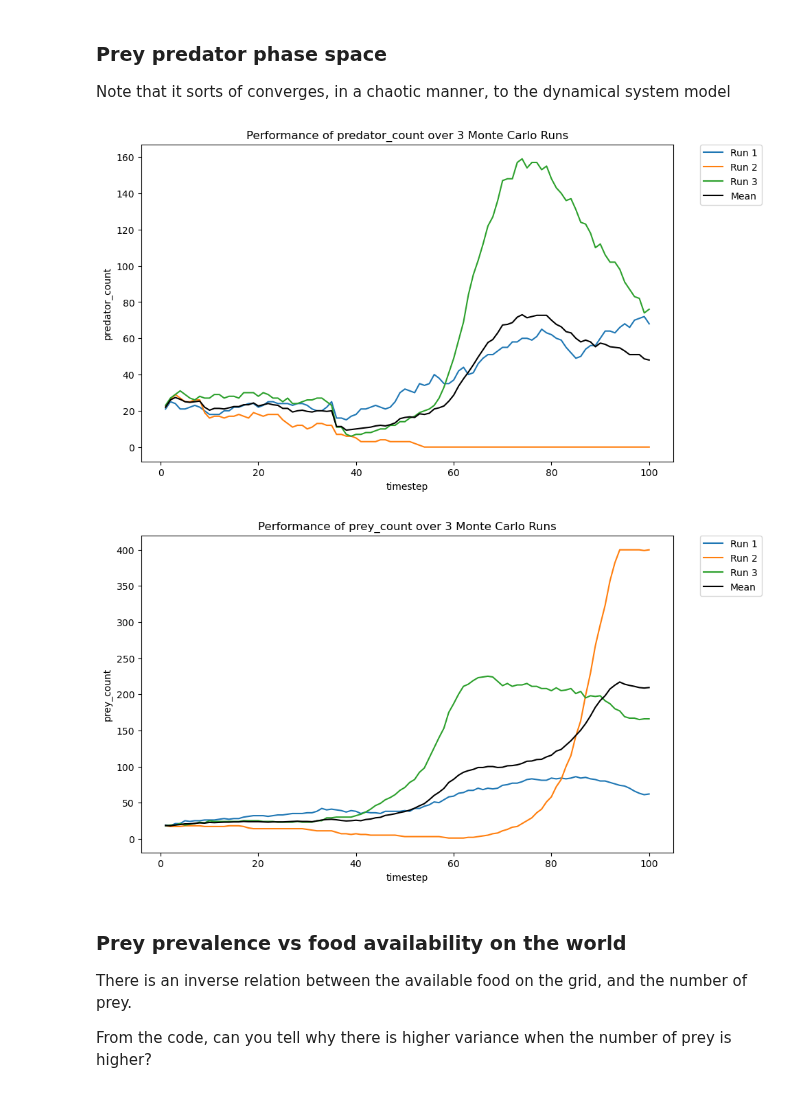
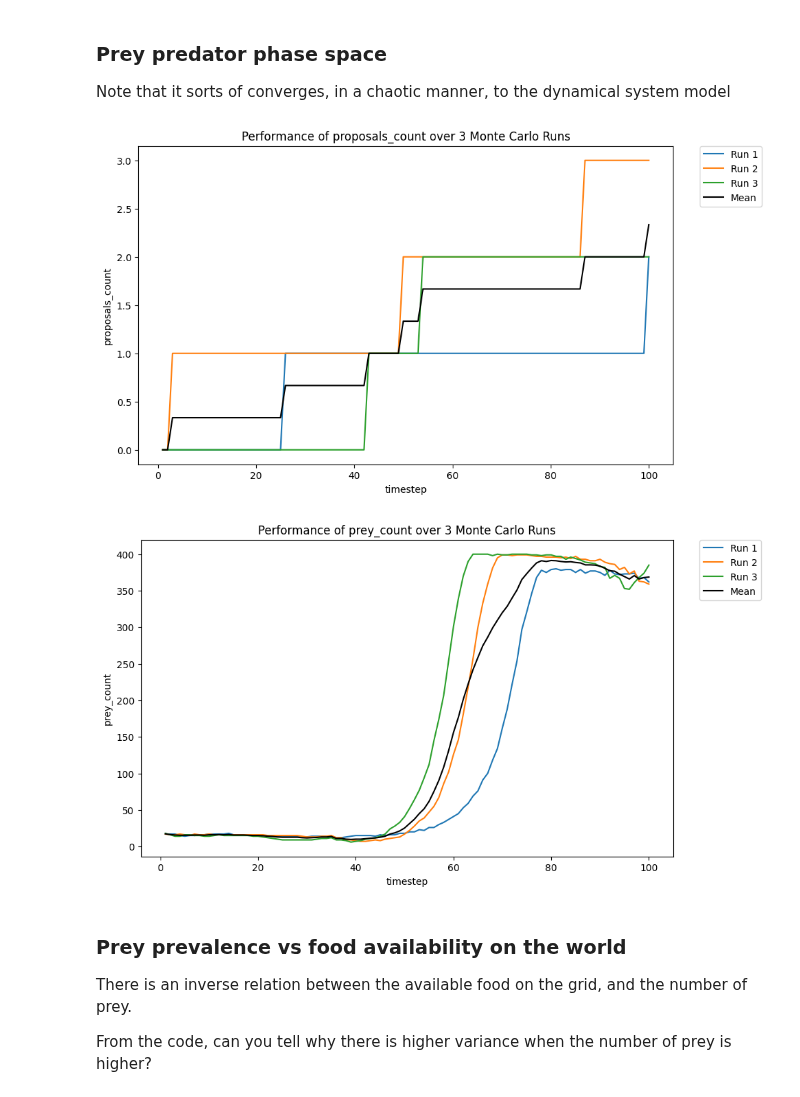
Before and after one commit to collectif-dao/dg-research, a Jupyter notebook: predator-prey-abm.ipynb, the cells around one changed output. Drawn from its saved outputs; the diff is of its cells as text; code cells hidden in the pictures.

Commit message:
first flow with proposals

```diff
--- a/predator-prey-abm.ipynb
+++ b/predator-prey-abm.ipynb
@@ -63,7 +63,7 @@ simulation = Simulation(model=model, timesteps=TIMESTEPS, runs=MONTE_CARLO_RUNS)
 
 result = simulation.run()
 df = pd.DataFrame(result)
-rdf = run.postprocessing(df)
+rdf = run.postprocessingNew(df)
 # %%
 df.head()
 # %% [output]
@@ -87,13 +87,13 @@ rdf.head()
 
 Note that it sorts of converges, in a chaotic manner, to the dynamical system model
 # %%
-monte_carlo_plot(rdf, "timestep", "timestep", "predator_count", 3)
+monte_carlo_plot(rdf, "timestep", "timestep", "proposals_count", 3)
 # %% [output]
-[figure, old version]
+[figure, new version]
 # %%
 monte_carlo_plot(rdf, "timestep", "timestep", "prey_count", 3)
 # %% [output]
-[figure, old version]
+[figure, new version]
 # %% [markdown]
 ### Prey prevalence vs food availability on the world
 
```
Also changed, not shown: parts of 3 cells of this notebook, 5 other files.
